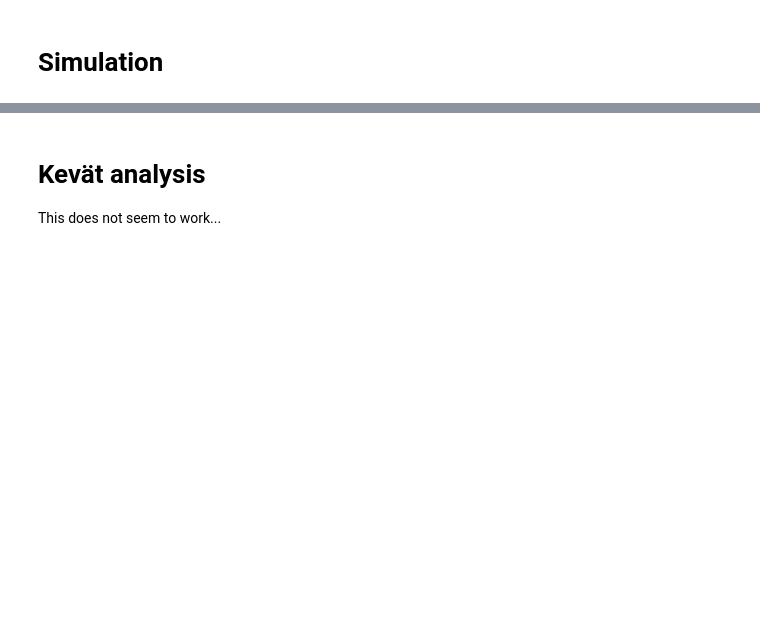
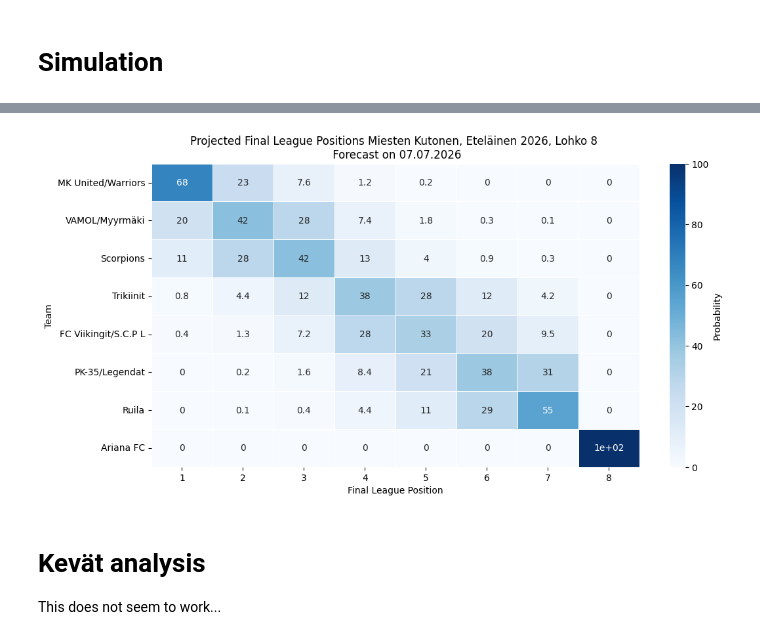
Before and after one commit to jaksticks/match_prediction, a Jupyter notebook: notebooks/palloliitto_scrape.ipynb, the cells around one changed output, grey strips where cells are left out. Saved outputs shown, nothing was run; the diff lists cells and outputs as text; code cells hidden in the pictures; blank space fills up the shorter version.

```diff
--- a/notebooks/palloliitto_scrape.ipynb
+++ b/notebooks/palloliitto_scrape.ipynb
@@ -170,5 +309,5 @@ df
 # %%
-# optional, use only a subset of the data, e.g., to fit model quicker
-#seasons = [25,26]
-#df = df[df['season'].isin(seasons)]
-#df
+# optional, use only a subset of the data, e.g., might be optimal to only use last 2 seasons of data
+seasons = [24, 25,26]
+df = df[df['season'].isin(seasons)]
+df
@@ -174,0 +328,4 @@ df
+# %%
+# drop one outlier game
+df = df[~((df['team_home']=='Ruila') & (df['team_away']=='VAMOL/Myyrmäki') & (df['season']==26))]
+df
@@ -317,3 +542,4 @@ simulation_results_df = simulate_league(clf, table, fixtures, nr_simulations)
 # %%
-args = SimpleNamespace(save_simulation_results=False, league='Miesten Kutonen, Eteläinen 2026, Lohko 8')
+args = SimpleNamespace(save_simulation_results=True, league='Miesten Kutonen, Eteläinen 2026, Lohko 8')
 process_simulation_results(simulation_results_df, nr_simulations, args)
+# %% [output]
@@ -320,3 +547,4 @@ process_simulation_results(simulation_results_df, nr_simulations, args)
+[figure, added]
 # %% [markdown]
 # Kevät analysis
 
```
Also changed, not shown: parts of 20 cells of this notebook, 5 other files.
